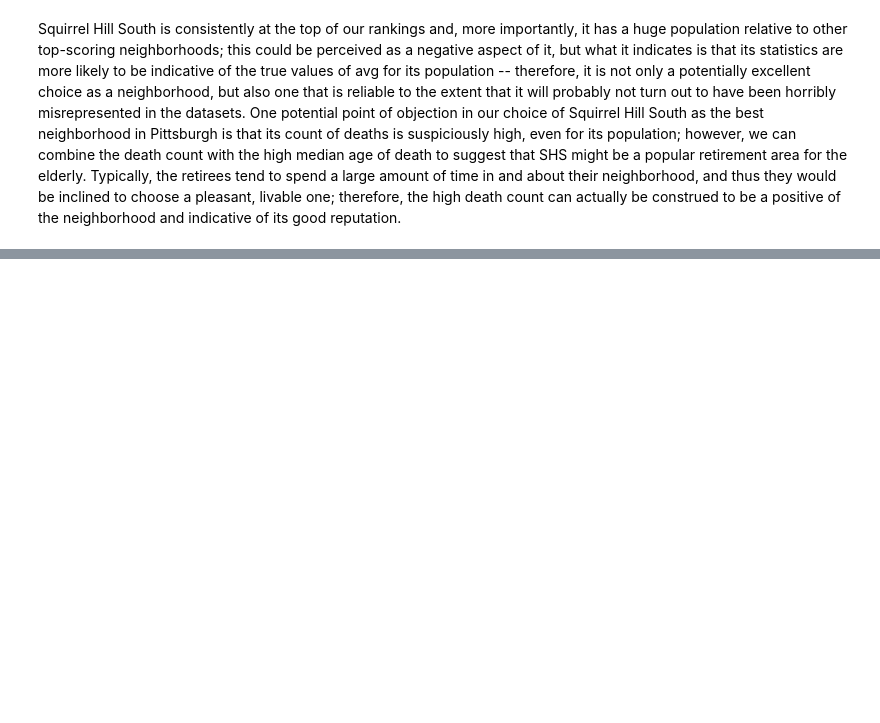
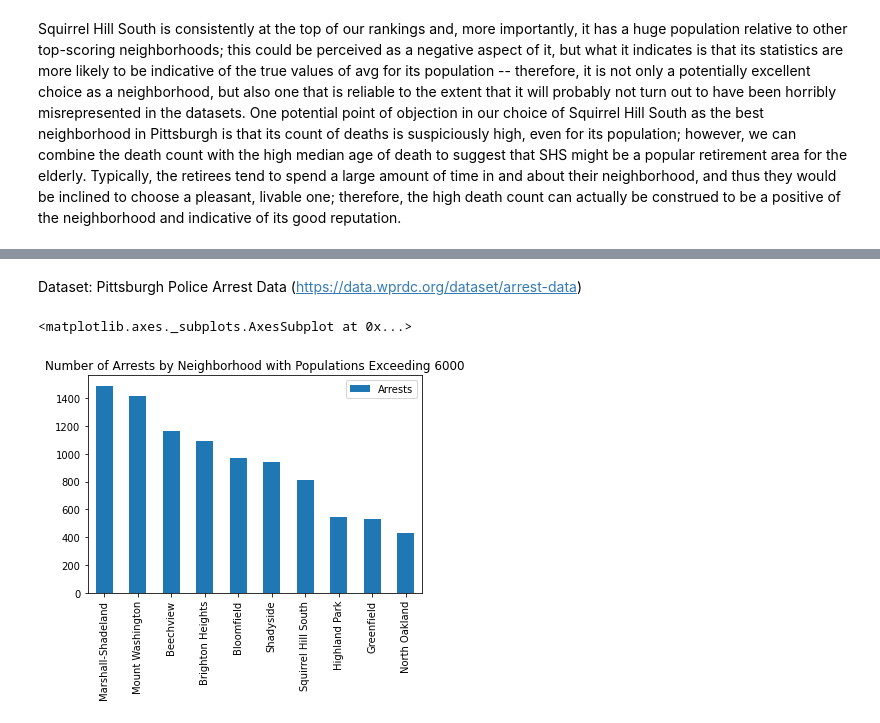
Before and after one commit to GavMast3r/BigIdeasFinalProject, a Jupyter notebook: GroupNotebook.ipynb, the cells around one changed output, grey strips where cells are left out. Drawn from its saved outputs; the diff is of its cells as text; code cells hidden in the pictures; blank space fills up the shorter version.

```diff
--- a/GroupNotebook.ipynb
+++ b/GroupNotebook.ipynb
@@ -33,0 +36,15 @@ Squirrel Hill South is consistently at the top of our rankings and, more importa
+# %% [markdown]
+Dataset: Pittsburgh Police Arrest Data (https://data.wprdc.org/dataset/arrest-data)
+# %%
+import pandas as pd
+newpolice = pd.read_csv("policearrest.tsv", sep="\t")
+query_mask = newpolice["INCIDENTNEIGHBORHOOD"].str.contains("Greenfield|Bloomfield|Marshall-Shadeland|Highland Park|Brighton Heights|Beechview|Squirrel Hill South|Mount Washington|Shadyside|North Oakland", na=False)
+neighbor = newpolice[query_mask]
+
+newarrests = pd.DataFrame(neighbor['INCIDENTNEIGHBORHOOD'].value_counts())
+newarrests.rename(columns = {'INCIDENTNEIGHBORHOOD':'Arrests'}, inplace = True)
+
+newarrests.plot(kind='bar', title= "Number of Arrests by Neighborhood with Populations Exceeding 6000")
+# %% [output]
+<matplotlib.axes._subplots.AxesSubplot at 0x...>
+[figure, added]
```
Also changed, not shown: parts of 3 cells of this notebook, 2 other files.
